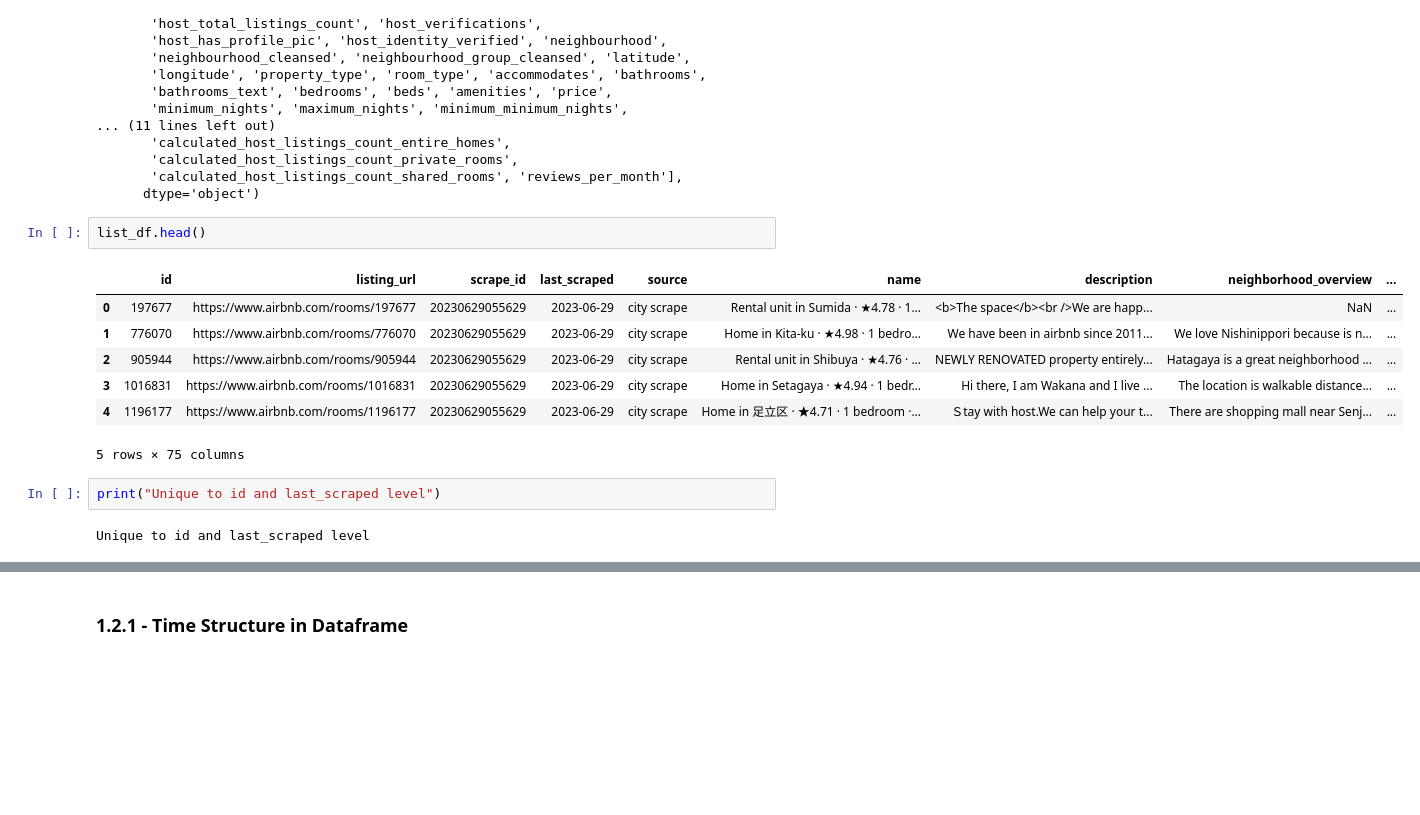
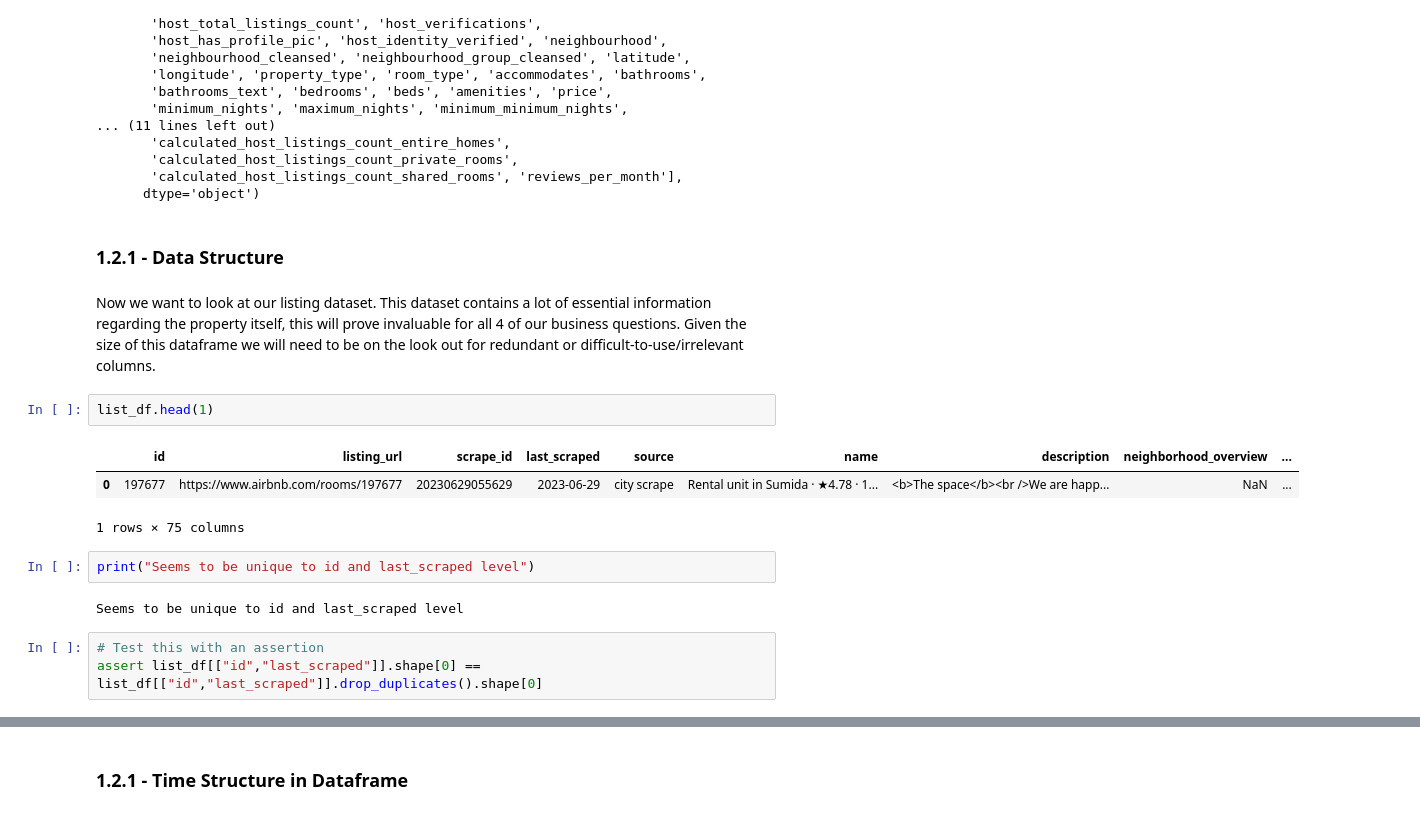
Before and after one commit to Parthian-Sunrise/udacity-ds-project-blog, a Jupyter notebook: notebooks/01_blog_project.ipynb, the cells around one changed output, grey strips where cells are left out. Saved outputs shown, nothing was run; the diff lists cells and outputs as text; blank space fills up the shorter version.

```diff
--- a/notebooks/01_blog_project.ipynb
+++ b/notebooks/01_blog_project.ipynb
@@ -364,17 +577,20 @@ Index(['id', 'listing_url', 'scrape_id', 'last_scraped', 'source', 'name',
        'calculated_host_listings_count_private_rooms',
        'calculated_host_listings_count_shared_rooms', 'reviews_per_month'],
       dtype='object')
+# %% [markdown]
+### 1.2.1 - Data Structure
+# %% [markdown]
+Now we want to look at our listing dataset. This dataset contains a lot of essential information regarding the property itself, this will prove invaluable for all 4 of our business questions. Given the size of this dataframe we will need to be on the look out for redundant or difficult-to-use/irrelevant columns.
 # %%
-list_df.head()
+list_df.head(1)
 # %% [output]
 |  | id | listing_url | scrape_id | last_scraped | source | name | description | neighborhood_overview | ... |
 | 0 | 197677 | https://www.airbnb.com/rooms/197677 | 20230629055629 | 2023-06-29 | city scrape | Rental unit in Sumida · ★4.78 · 1... | <b>The space</b><br />We are happ... | NaN | ... |
-| 1 | 776070 | https://www.airbnb.com/rooms/776070 | 20230629055629 | 2023-06-29 | city scrape | Home in Kita-ku · ★4.98 · 1 bedro... | We have been in airbnb since 2011... | We love Nishinippori because is n... | ... |
-| 2 | 905944 | https://www.airbnb.com/rooms/905944 | 20230629055629 | 2023-06-29 | city scrape | Rental unit in Shibuya · ★4.76 · ... | NEWLY RENOVATED property entirely... | Hatagaya is a great neighborhood ... | ... |
-| 3 | 1016831 | https://www.airbnb.com/rooms/1016831 | 20230629055629 | 2023-06-29 | city scrape | Home in Setagaya · ★4.94 · 1 bedr... | Hi there, I am Wakana and I live ... | The location is walkable distance... | ... |
-| 4 | 1196177 | https://www.airbnb.com/rooms/1196177 | 20230629055629 | 2023-06-29 | city scrape | Home in 足立区 · ★4.71 · 1 bedroom ·... | Ｓtay with host.We can help your t... | There are shopping mall near Senj... | ... |
-5 rows × 75 columns
+1 rows × 75 columns
 # %%
-print("Unique to id and last_scraped level")
+print("Seems to be unique to id and last_scraped level")
 # %% [output]
-Unique to id and last_scraped level
+Seems to be unique to id and last_scraped level
+# %%
+# Test this with an assertion
+assert list_df[["id","last_scraped"]].shape[0] == list_df[["id","last_scraped"]].drop_duplicates().shape[0]
```
Also changed, not shown: parts of 286 cells of this notebook.
